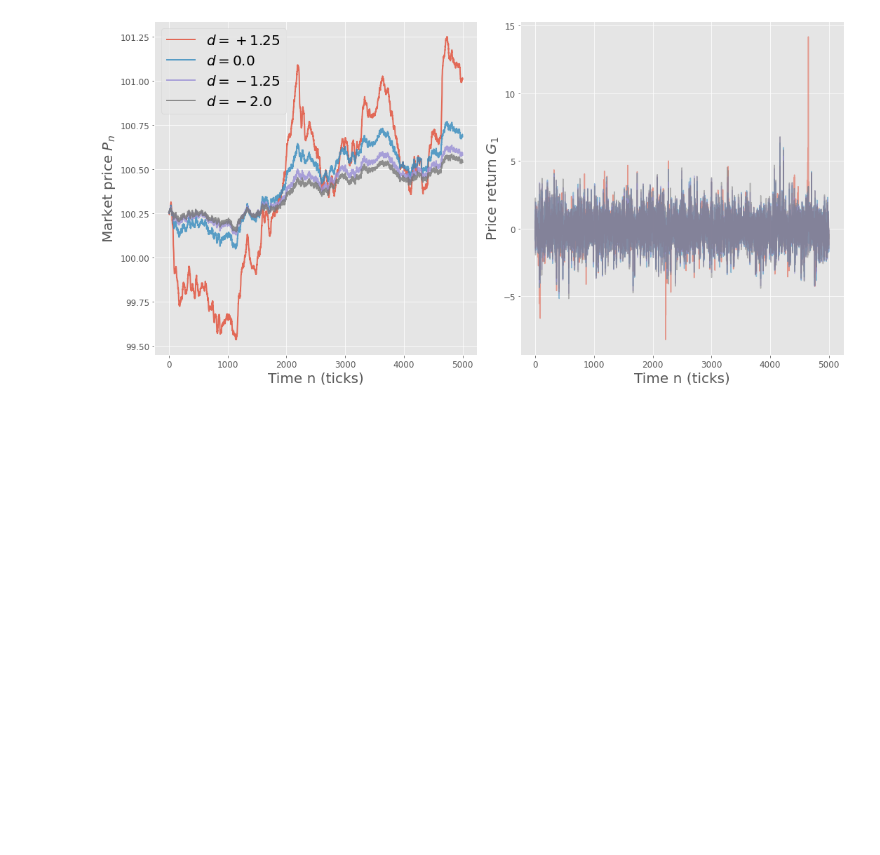
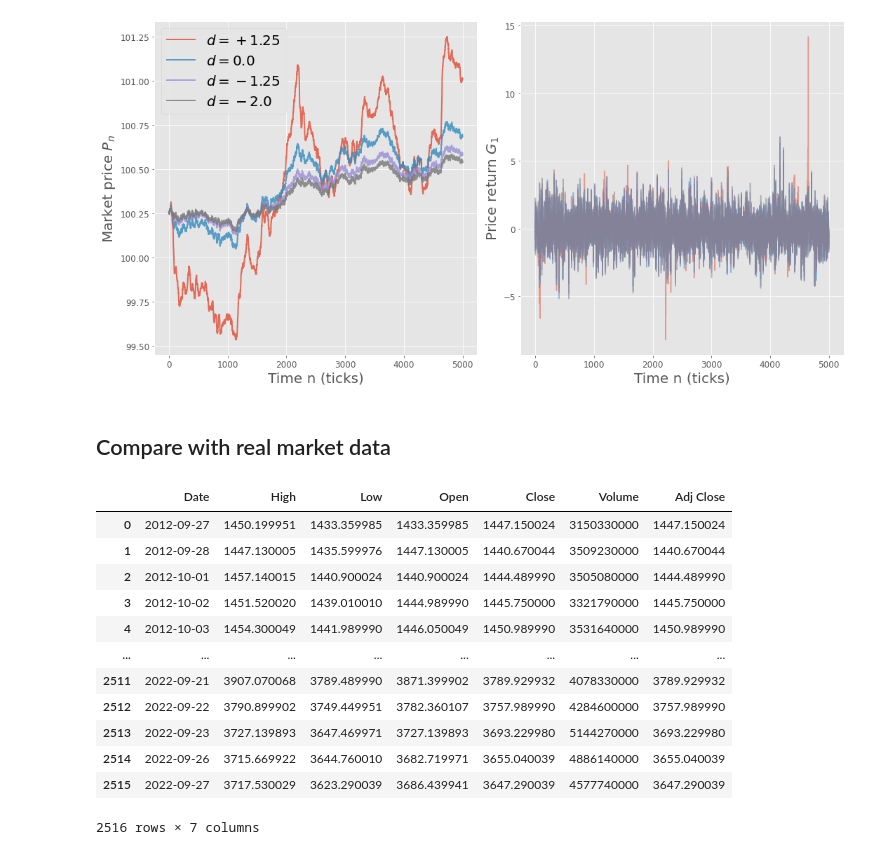
Before and after one commit to XYU1204/trading_using_brownian_motion, a Jupyter notebook: stochastic_trader.ipynb, the cells around one changed output. Cells and saved outputs as stored; diff of their text form; code cells hidden in the pictures; blank space fills up the shorter version.

```diff
--- a/stochastic_trader.ipynb
+++ b/stochastic_trader.ipynb
@@ -154,3 +154,5 @@ The is_first_col function was deprecated in Matplotlib 3.4 and will be removed t
 The is_first_col function was deprecated in Matplotlib 3.4 and will be removed two minor releases later. Use ax.get_subplotspec().is_first_col() instead.
   if ax.is_first_col():
 [figure]
+# %% [markdown]
+## Compare with real market data
@@ -156,0 +162,21 @@ The is_first_col function was deprecated in Matplotlib 3.4 and will be removed t
+# %%
+# define time interval
+end_time   = datetime.today() - timedelta(days=5)
+start_time = datetime(end_time.year - 10, end_time.month, end_time.day)
+sp500      = pdr.DataReader('^GSPC','yahoo',start_time,end_time)
+sp500 = sp500.reset_index(level=0)
+sp500
+# %% [output]
+|  | Date | High | Low | Open | Close | Volume | Adj Close |
+| 0 | 2012-09-27 | 1450.199951 | 1433.359985 | 1433.359985 | 1447.150024 | 3150330000 | 1447.150024 |
+| 1 | 2012-09-28 | 1447.130005 | 1435.599976 | 1447.130005 | 1440.670044 | 3509230000 | 1440.670044 |
+| 2 | 2012-10-01 | 1457.140015 | 1440.900024 | 1440.900024 | 1444.489990 | 3505080000 | 1444.489990 |
+| 3 | 2012-10-02 | 1451.520020 | 1439.010010 | 1444.989990 | 1445.750000 | 3321790000 | 1445.750000 |
+| 4 | 2012-10-03 | 1454.300049 | 1441.989990 | 1446.050049 | 1450.989990 | 3531640000 | 1450.989990 |
+| ... | ... | ... | ... | ... | ... | ... | ... |
+| 2511 | 2022-09-21 | 3907.070068 | 3789.489990 | 3871.399902 | 3789.929932 | 4078330000 | 3789.929932 |
+| 2512 | 2022-09-22 | 3790.899902 | 3749.449951 | 3782.360107 | 3757.989990 | 4284600000 | 3757.989990 |
+| 2513 | 2022-09-23 | 3727.139893 | 3647.469971 | 3727.139893 | 3693.229980 | 5144270000 | 3693.229980 |
+| 2514 | 2022-09-26 | 3715.669922 | 3644.760010 | 3682.719971 | 3655.040039 | 4886140000 | 3655.040039 |
+| 2515 | 2022-09-27 | 3717.530029 | 3623.290039 | 3686.439941 | 3647.290039 | 4577740000 | 3647.290039 |
+2516 rows × 7 columns
```
Also changed, not shown: parts of 5 cells of this notebook.
